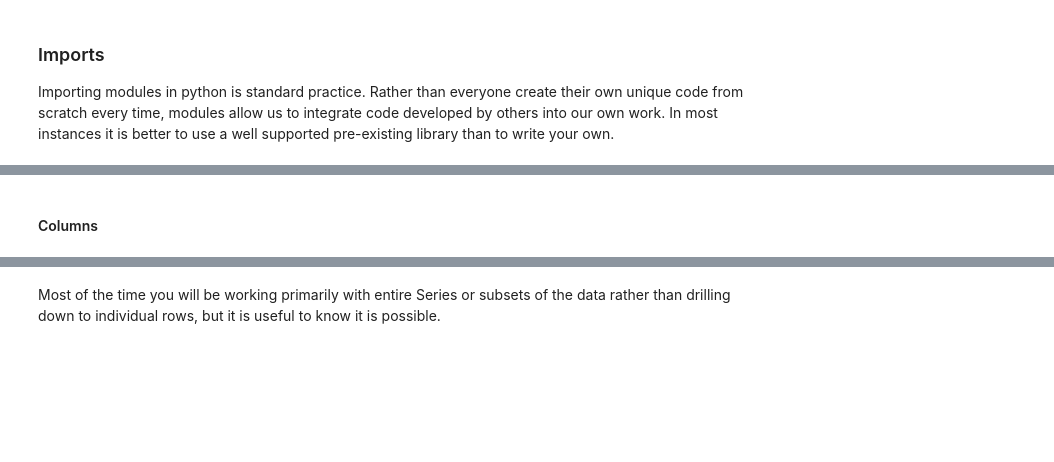
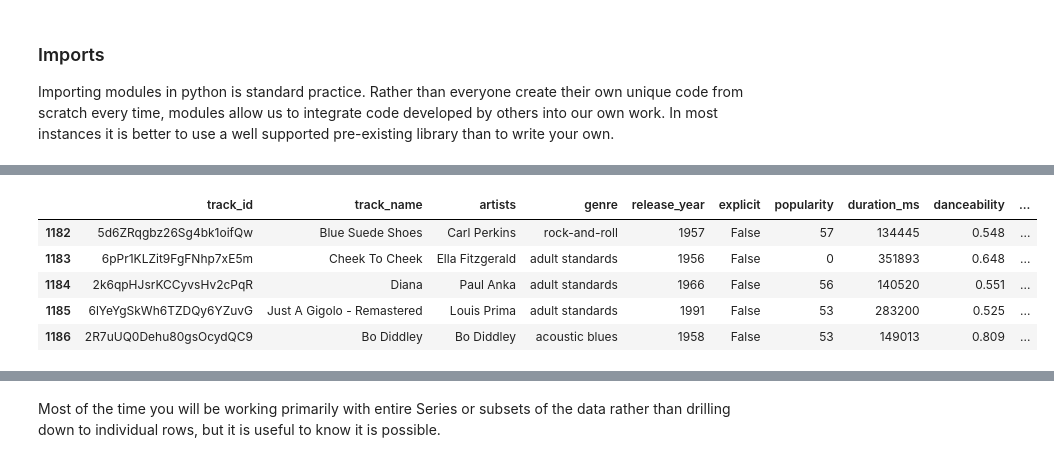
Before and after one commit to Minyall/sc207_materials, a Jupyter notebook: 4-5_pandas/3 - Data Exploration with Pandas-full.ipynb, the cells around one changed output, grey strips where cells are left out. Cells and saved outputs as stored; diff of their text form; code cells hidden in the pictures; blank space fills up the shorter version.

```diff
--- a/4-5_pandas/3 - Data Exploration with Pandas-full.ipynb
+++ b/4-5_pandas/3 - Data Exploration with Pandas-full.ipynb
@@ -96,2 +78,0 @@ type(df)
-# %% [markdown]
-#### Columns
@@ -100,0 +79,11 @@ df.columns
+# %%
+# .tail() shows us the last 5 rows
+
+songs_df.tail()
+# %% [output]
+|  | track_id | track_name | artists | genre | release_year | explicit | popularity | duration_ms | danceability | ... |
+| 1182 | 5d6ZRqgbz26Sg4bk1oifQw | Blue Suede Shoes | Carl Perkins | rock-and-roll | 1957 | False | 57 | 134445 | 0.548 | ... |
+| 1183 | 6pPr1KLZit9FgFNhp7xE5m | Cheek To Cheek | Ella Fitzgerald | adult standards | 1956 | False | 0 | 351893 | 0.648 | ... |
+| 1184 | 2k6qpHJsrKCCyvsHv2cPqR | Diana | Paul Anka | adult standards | 1966 | False | 56 | 140520 | 0.551 | ... |
+| 1185 | 6lYeYgSkWh6TZDQy6YZuvG | Just A Gigolo - Remastered | Louis Prima | adult standards | 1991 | False | 53 | 283200 | 0.525 | ... |
+| 1186 | 2R7uUQ0Dehu80gsOcydQC9 | Bo Diddley | Bo Diddley | acoustic blues | 1958 | False | 53 | 149013 | 0.809 | ... |
```
Also changed, not shown: parts of 31 cells of this notebook.
